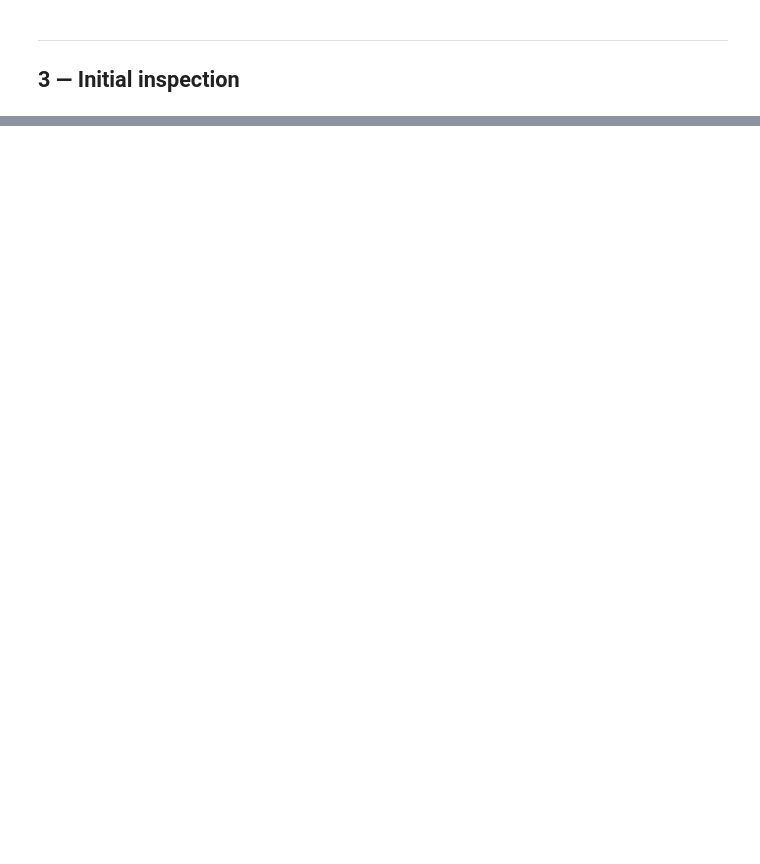
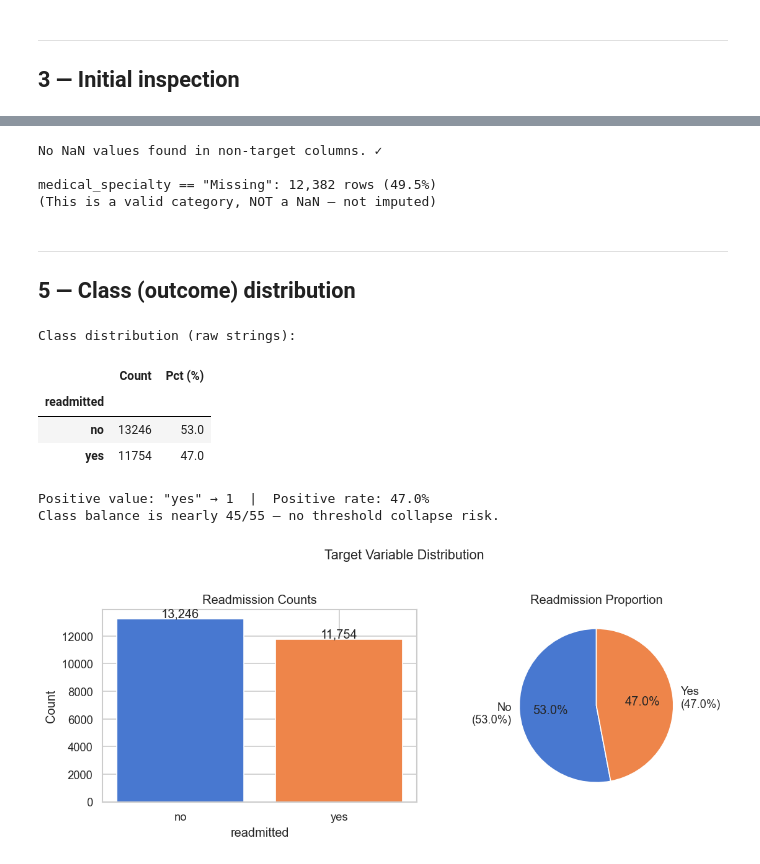
Before and after one commit to Aviski/Hospital-Readmission-Project-, a Jupyter notebook: notebooks/01_eda.ipynb, the cells around one changed output, grey strips where cells are left out. Cells and saved outputs as stored; diff of their text form; code cells hidden in the pictures; blank space fills up the shorter version.

```diff
--- a/notebooks/01_eda.ipynb
+++ b/notebooks/01_eda.ipynb
@@ -350,0 +135,71 @@ print(target_corr.tail(5).to_string())
+# %%
+# Exclude the target string column from missing-value analysis
+non_target = df.drop(columns=[TARGET])
+missing = (
+    non_target.isna().sum()
+      .rename('n_missing')
+      .to_frame()
+      .assign(pct_missing=lambda x: x['n_missing'] / len(df) * 100)
+      .query('n_missing > 0')
+      .sort_values('pct_missing', ascending=False)
+)
+
+if missing.empty:
+    print('No NaN values found in non-target columns. \u2713')
+else:
+    display(missing)
+
+# Show medical_specialty "Missing" prevalence separately
+if 'medical_specialty' in df.columns:
+    n_missing_specialty = (df['medical_specialty'] == 'Missing').sum()
+    pct = n_missing_specialty / len(df) * 100
+    print(f'\nmedical_specialty == "Missing": {n_missing_specialty:,} rows ({pct:.1f}%)')
+    print('(This is a valid category, NOT a NaN \u2014 not imputed)')
+# %% [output]
+No NaN values found in non-target columns. ✓
+
+medical_specialty == "Missing": 12,382 rows (49.5%)
+(This is a valid category, NOT a NaN — not imputed)
+# %% [markdown]
+---
+## 5 — Class (outcome) distribution
+# %%
+pos_val = config['data'].get('target_positive_value', 'yes')
+counts = df[TARGET].value_counts()
+rates  = counts / counts.sum() * 100
+
+summary = pd.DataFrame({'Count': counts, 'Pct (%)': rates.round(1)})
+summary.index.name = TARGET
+print('Class distribution (raw strings):')
+display(summary)
+print(f'\nPositive value: "{pos_val}" \u2192 1  |  Positive rate: {rates.get(pos_val, 0):.1f}%')
+print('Class balance is nearly 45/55 \u2014 no threshold collapse risk.')
+
+fig, axes = plt.subplots(1, 2, figsize=(10, 4))
+
+bar_colors = sns.color_palette('muted', 2)
+axes[0].bar(counts.index.astype(str), counts.values, color=bar_colors)
+axes[0].set_title('Readmission Counts')
+axes[0].set_xlabel(f'{TARGET}')
+axes[0].set_ylabel('Count')
+for label, v in zip(counts.index, counts.values):
+    axes[0].text(str(label), v + counts.max() * 0.01, f'{v:,}', ha='center')
+
+labels_pie = [f'No\n({rates.get("no", 0):.1f}%)', f'Yes\n({rates.get("yes", 0):.1f}%)']
+axes[1].pie(counts.values, labels=labels_pie, colors=bar_colors,
+            autopct='%1.1f%%', startangle=90)
+axes[1].set_title('Readmission Proportion')
+
+plt.suptitle('Target Variable Distribution', fontsize=13, y=1.02)
+plt.tight_layout()
+plt.savefig(FIGURES / 'class_distribution.png', bbox_inches='tight')
+plt.show()
+# %% [output]
+Class distribution (raw strings):
+|  | Count | Pct (%) |
+| readmitted |  |  |
+| no | 13246 | 53.0 |
+| yes | 11754 | 47.0 |
+Positive value: "yes" → 1  |  Positive rate: 47.0%
+Class balance is nearly 45/55 — no threshold collapse risk.
+[figure, added]
```
Also changed, not shown: parts of 41 cells of this notebook, 18 other files.
